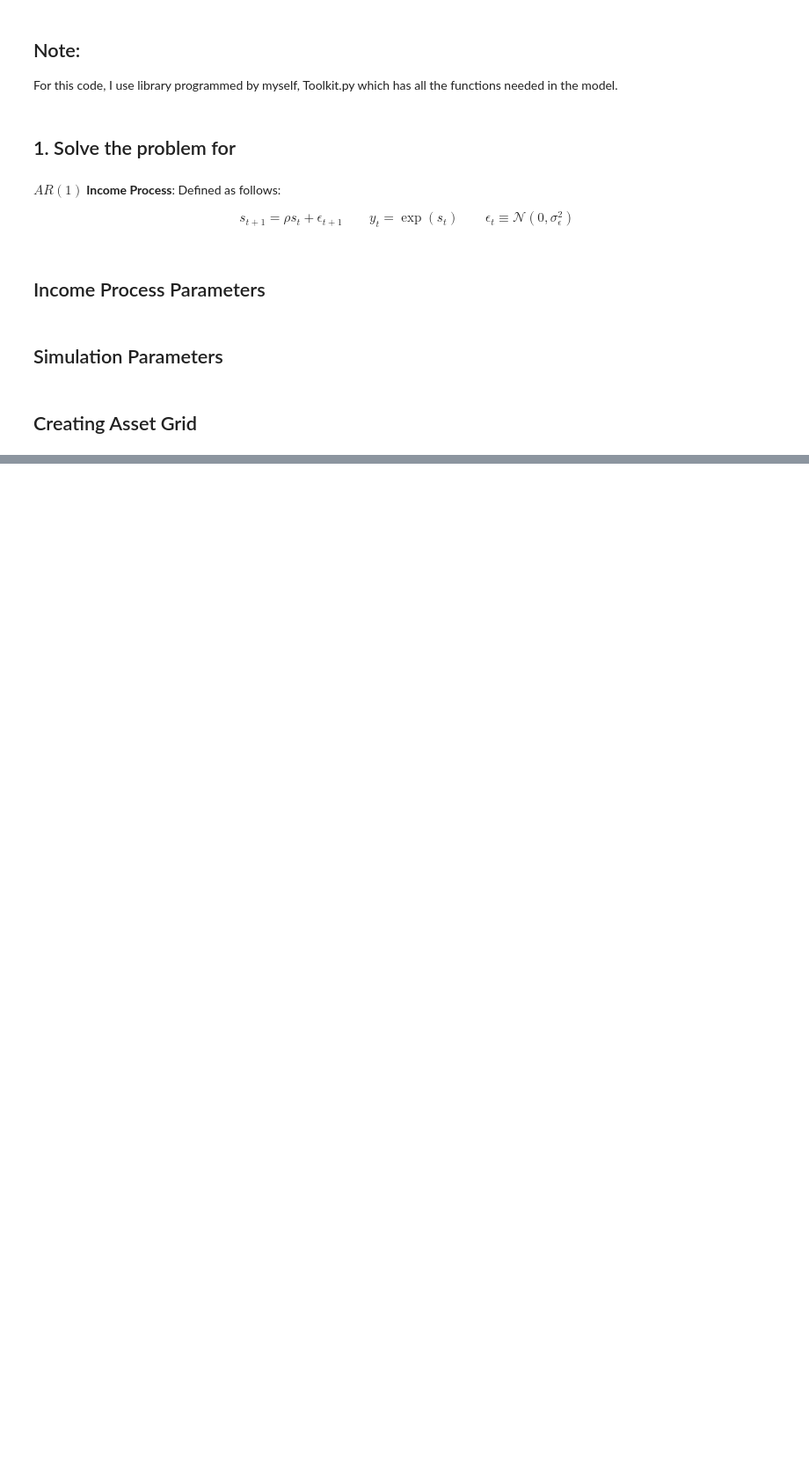
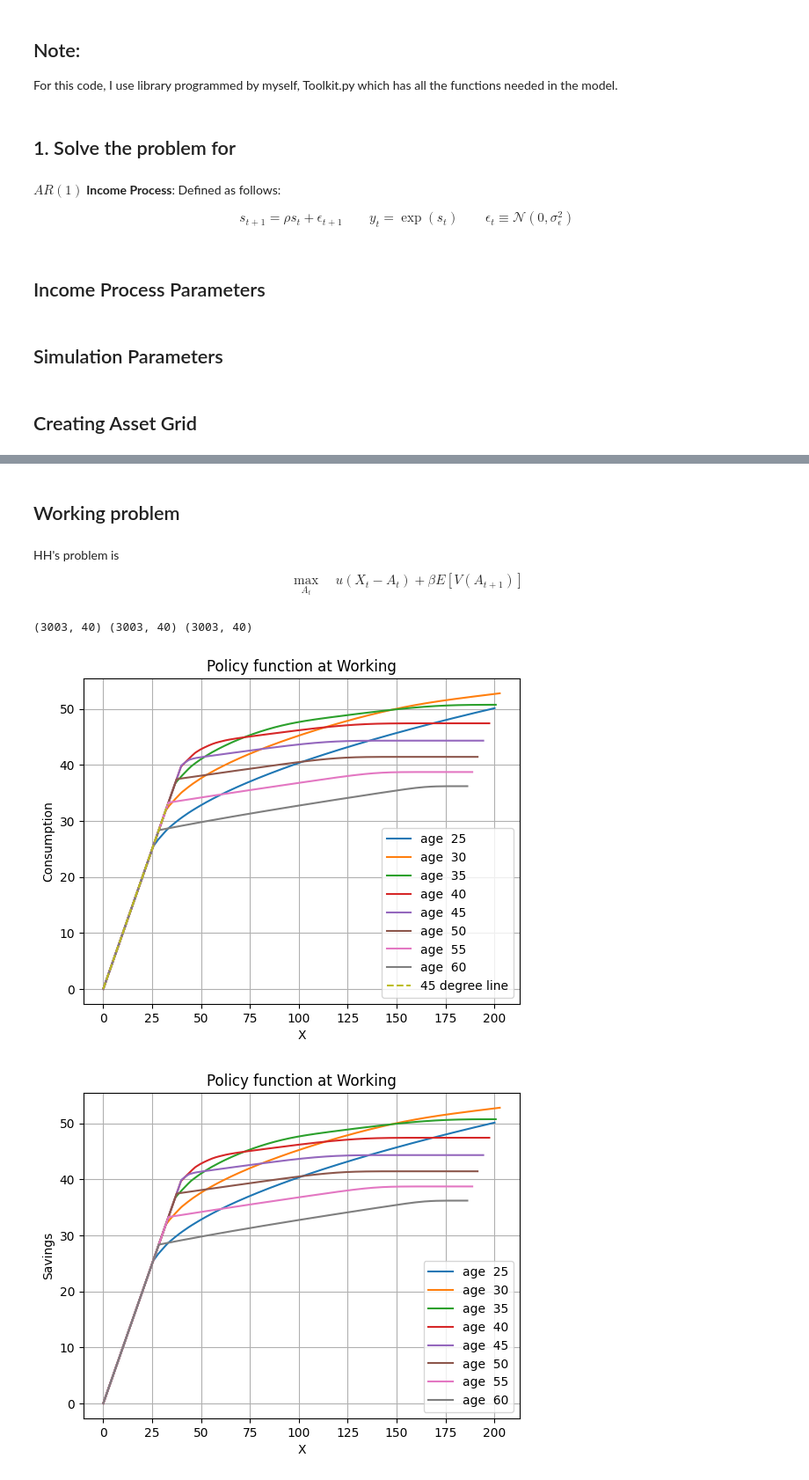
Before and after one commit to mortezaaghajanzadeh/Household-Finance, a Jupyter notebook: Part I - Life cycle consumption savings models/Problem set 1/ProblemSet1.ipynb, the cells around one changed output, grey strips where cells are left out. Shown: that part at 88% size. Cells and saved outputs as stored; diff of their text form; code cells hidden in the pictures; blank space fills up the shorter version.

```diff
--- a/Part I - Life cycle consumption savings models/Problem set 1/ProblemSet1.ipynb
+++ b/Part I - Life cycle consumption savings models/Problem set 1/ProblemSet1.ipynb
@@ -337,0 +135,21 @@ plt.show()
+# %% [markdown]
+## Working problem
+# %% [markdown]
+HH's problem is
+$$
+\max_{A_t}\quad u(X_t - A_t) + \beta E{[V(A_{t+1})]}
+$$
+# %%
+Vw, Cw, Xw = tk.working(N_z, N_ω, N_a, a_grid, Z, ω, π, rw, rr, Xr, Cr, Vr, β, γ, t_w, g_t,λ,vmin)
+# Vw is the value function for working
+# Cw is the consumption function for working
+print(Vw.shape, Cw.shape, Xw.shape)
+# %% [output]
+(3003, 40) (3003, 40) (3003, 40)
+# %%
+tk.plot_policy_over_ages(Xw,Cw,t_w,'Working', N_a, start, 0,line45=True, yaxis='Consumption')
+Sw = Xw - Cw
+tk.plot_policy_over_ages(Xw,Cw,t_w,'Working', N_a, start, 0,line45=False, yaxis='Savings')
+# %% [output]
+[figure, added]
+[figure, added]
```
Also changed, not shown: parts of 33 cells of this notebook, 6 other files.
